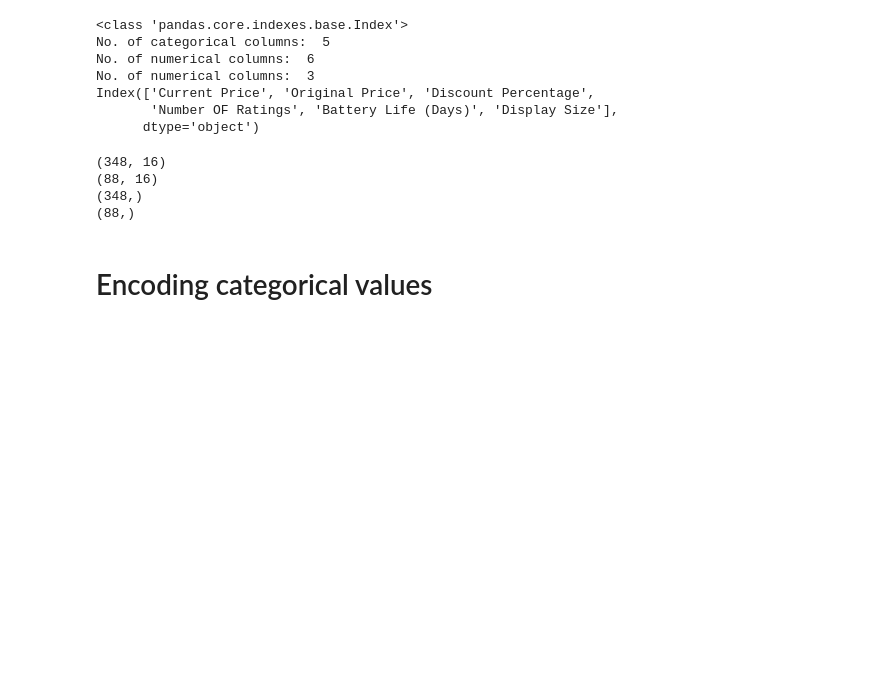
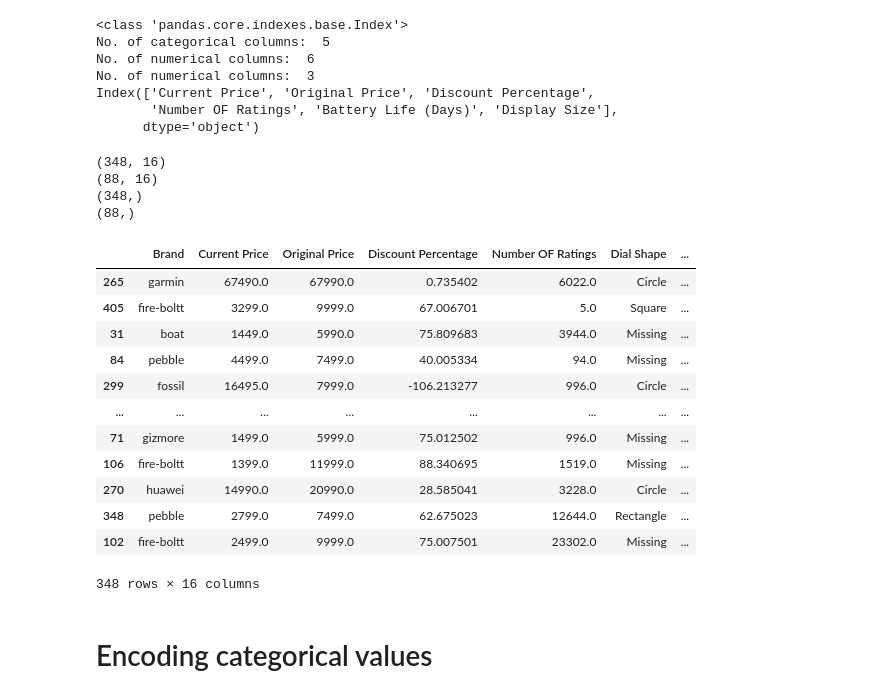
Before and after one commit to kushneek/smartwatch-rating-prediction, a Jupyter notebook: notebooks/Preprocessing_Feature_Engineering.ipynb, the cells around one changed output. Drawn from its saved outputs; the diff is of its cells as text; code cells hidden in the pictures; blank space fills up the shorter version.

```diff
--- a/notebooks/Preprocessing_Feature_Engineering.ipynb
+++ b/notebooks/Preprocessing_Feature_Engineering.ipynb
@@ -74,6 +74,22 @@ print(y_test.shape)
 (88, 16)
 (348,)
 (88,)
+# %%
+X_train
+# %% [output]
+|  | Brand | Current Price | Original Price | Discount Percentage | Number OF Ratings | Dial Shape | ... |
+| 265 | garmin | 67490.0 | 67990.0 | 0.735402 | 6022.0 | Circle | ... |
+| 405 | fire-boltt | 3299.0 | 9999.0 | 67.006701 | 5.0 | Square | ... |
+| 31 | boat | 1449.0 | 5990.0 | 75.809683 | 3944.0 | Missing | ... |
+| 84 | pebble | 4499.0 | 7499.0 | 40.005334 | 94.0 | Missing | ... |
+| 299 | fossil | 16495.0 | 7999.0 | -106.213277 | 996.0 | Circle | ... |
+| ... | ... | ... | ... | ... | ... | ... | ... |
+| 71 | gizmore | 1499.0 | 5999.0 | 75.012502 | 996.0 | Missing | ... |
+| 106 | fire-boltt | 1399.0 | 11999.0 | 88.340695 | 1519.0 | Missing | ... |
+| 270 | huawei | 14990.0 | 20990.0 | 28.585041 | 3228.0 | Circle | ... |
+| 348 | pebble | 2799.0 | 7499.0 | 62.675023 | 12644.0 | Rectangle | ... |
+| 102 | fire-boltt | 2499.0 | 9999.0 | 75.007501 | 23302.0 | Missing | ... |
+348 rows × 16 columns
 # %% [markdown]
 # Encoding categorical values
 # %%
```
Also changed, not shown: parts of 4 cells of this notebook, 10 other files.
